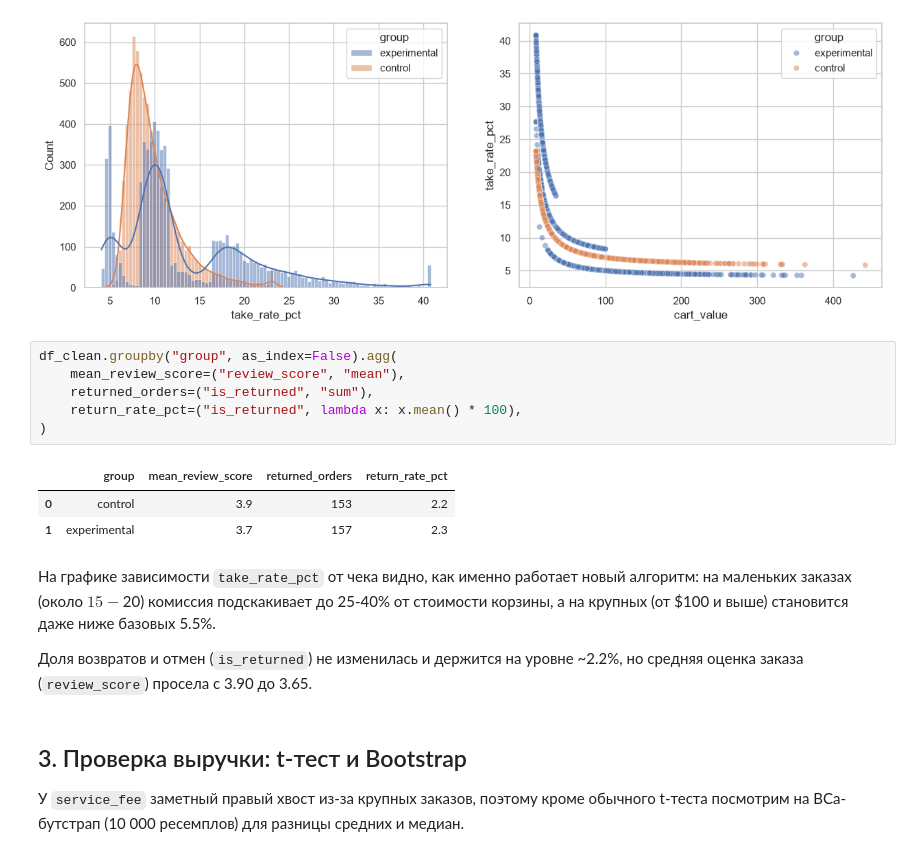
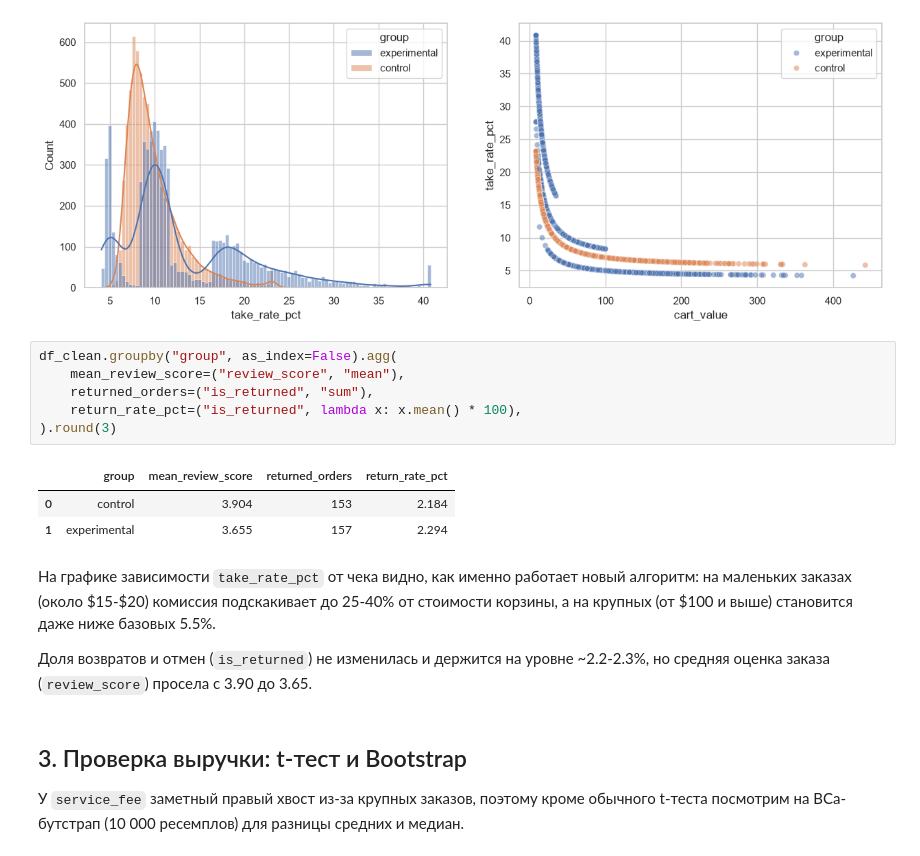
Before and after one commit to axiom-stat/Bootstrap-a-b-test, a Jupyter notebook: marketplace_ab_test_project.ipynb, the cells around one changed output. Cells and saved outputs as stored; diff of their text form.

```diff
--- a/marketplace_ab_test_project.ipynb
+++ b/marketplace_ab_test_project.ipynb
@@ -128,17 +128,17 @@ sns.scatterplot(data=df_clean.query("cart_value <= 500"), x="cart_value", y="tak
 # %%
 df_clean.groupby("group", as_index=False).agg(
     mean_review_score=("review_score", "mean"),
     returned_orders=("is_returned", "sum"),
     return_rate_pct=("is_returned", lambda x: x.mean() * 100),
-)
+).round(3)
 # %% [output]
 |  | group | mean_review_score | returned_orders | return_rate_pct |
-| 0 | control | 3.9 | 153 | 2.2 |
-| 1 | experimental | 3.7 | 157 | 2.3 |
+| 0 | control | 3.904 | 153 | 2.184 |
+| 1 | experimental | 3.655 | 157 | 2.294 |
 # %% [markdown]
-На графике зависимости `take_rate_pct` от чека видно, как именно работает новый алгоритм: на маленьких заказах (около $15-$20) комиссия подскакивает до 25-40% от стоимости корзины, а на крупных (от $100 и выше) становится даже ниже базовых 5.5%.
+На графике зависимости `take_rate_pct` от чека видно, как именно работает новый алгоритм: на маленьких заказах (около \$15-\$20) комиссия подскакивает до 25-40% от стоимости корзины, а на крупных (от \$100 и выше) становится даже ниже базовых 5.5%.
 
-Доля возвратов и отмен (`is_returned`) не изменилась и держится на уровне ~2.2%, но средняя оценка заказа (`review_score`) просела с 3.90 до 3.65.
+Доля возвратов и отмен (`is_returned`) не изменилась и держится на уровне ~2.2-2.3%, но средняя оценка заказа (`review_score`) просела с 3.90 до 3.65.
 # %% [markdown]
 ## 3. Проверка выручки: t-тест и Bootstrap
 
```
Also changed, not shown: parts of 13 cells of this notebook, 2 other files.
